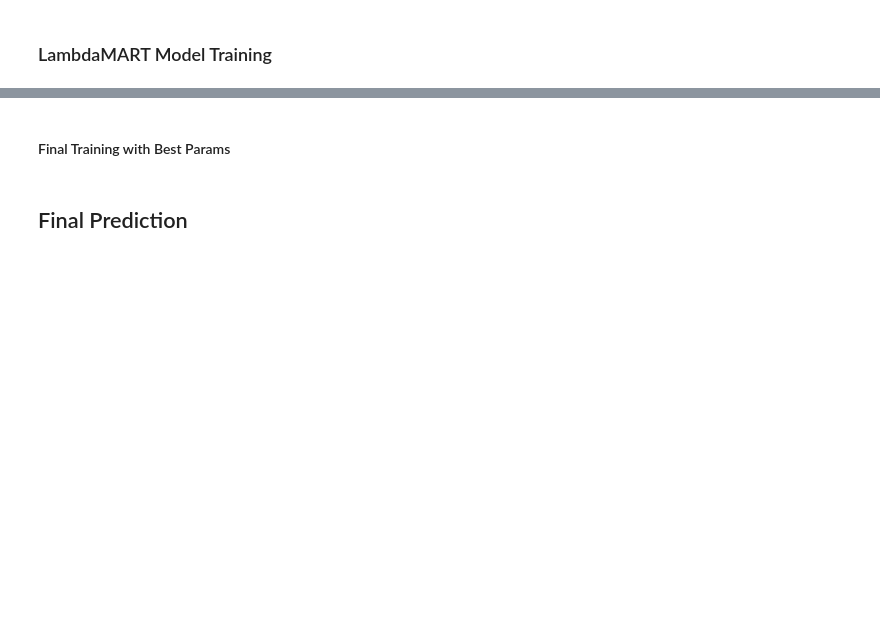
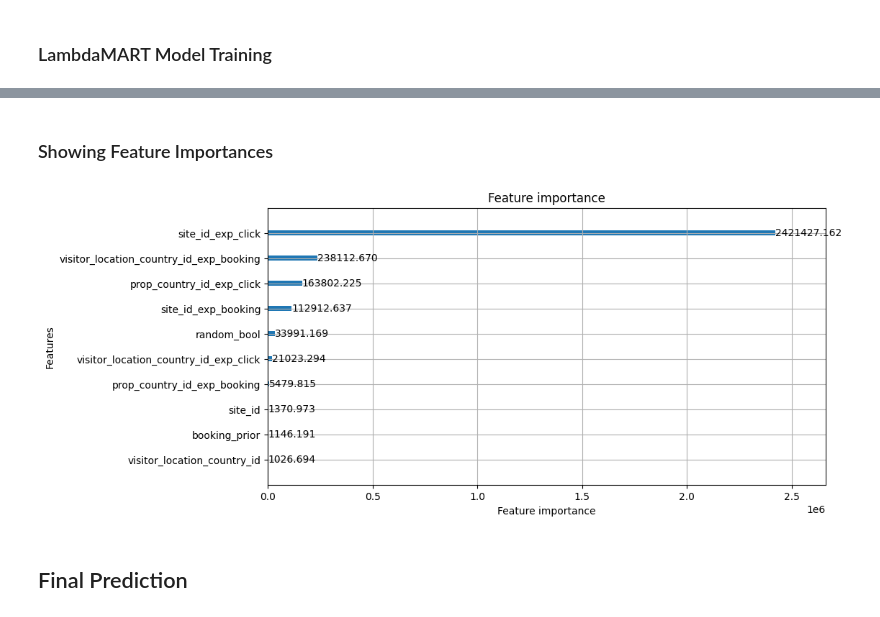
Before and after one commit to ryan-ott/DMT-Group17, a Jupyter notebook: Assignment2/expedia.ipynb, the cells around one changed output, grey strips where cells are left out. Saved outputs shown, nothing was run; the diff lists cells and outputs as text; code cells hidden in the pictures; blank space fills up the shorter version.

```diff
--- a/Assignment2/expedia.ipynb
+++ b/Assignment2/expedia.ipynb
@@ -672,3 +402,6 @@ gc.collect()
 train_df = pd.read_csv('data/processed_train_stats_norm.csv')
 # %%
 test_df = pd.read_csv('data/processed_test_stats_norm.csv')
+# %%
+missing_feats = set(train_df.columns) - set(test_df.columns)
+print(f'Missing features in test set: {missing_feats}')
@@ -675,5 +410,5 @@ test_df = pd.read_csv('data/processed_test_stats_norm.csv')
 # %%
-features = train_df.drop(columns=['click_bool', 'booking_bool'])
+features = train_df.drop(columns=list(missing_feats))
 target = train_df['booking_bool']
 
 X_train, X_val, y_train, y_val = train_test_split(features, target, test_size=0.2, random_state=42)
@@ -682,8 +420,10 @@ X_train, X_val, y_train, y_val = train_test_split(features, target, test_size=0.
 train_group = X_train.groupby('srch_id').size().values
 val_group = X_val.groupby('srch_id').size().values
 
-X_train.drop(columns=['srch_id'], axis=1)
-X_val.drop(columns=['srch_id'], axis=1)
+X_train.drop(columns=['srch_id'], axis=1, inplace=True)
+X_val.drop(columns=['srch_id'], axis=1, inplace=True)
+
+print(f'Training set shape: {X_train.shape} | {y_train.shape}\nValidation set shape: {X_val.shape} | {y_val.shape}')
 
 # Convert data into LightGBM dataset format
 train_data = lgb.Dataset(X_train, label=y_train, group=train_group)
@@ -747,13 +538,13 @@ TypeError: train() got an unexpected keyword argument 'early_stopping_rounds'
-# %% [markdown]
-#### Final Training with Best Params
-# %%
-# Final training with the best parameters
-model = lgb.train(best_params, train_data, valid_sets=[val_data], early_stopping_rounds=10)
-
-# Save the model
-model.save_model('lambdamart_model.txt')
-wandb.save('lambdamart_model.txt')
-wandb.finish()
+# %% [markdown]
+### Showing Feature Importances
+# %%
+lgb.plot_importance(model, importance_type='gain', max_num_features=10, figsize=(10, 5))
+
+# Store feature importances in a txt file
+with open('feature_importances.txt', 'w') as f:
+    f.write(str(model.feature_importances_))
+# %% [output]
+[figure, added]
 # %% [markdown]
 ## Final Prediction
 # %%
```
Also changed, not shown: parts of 38 cells of this notebook.
